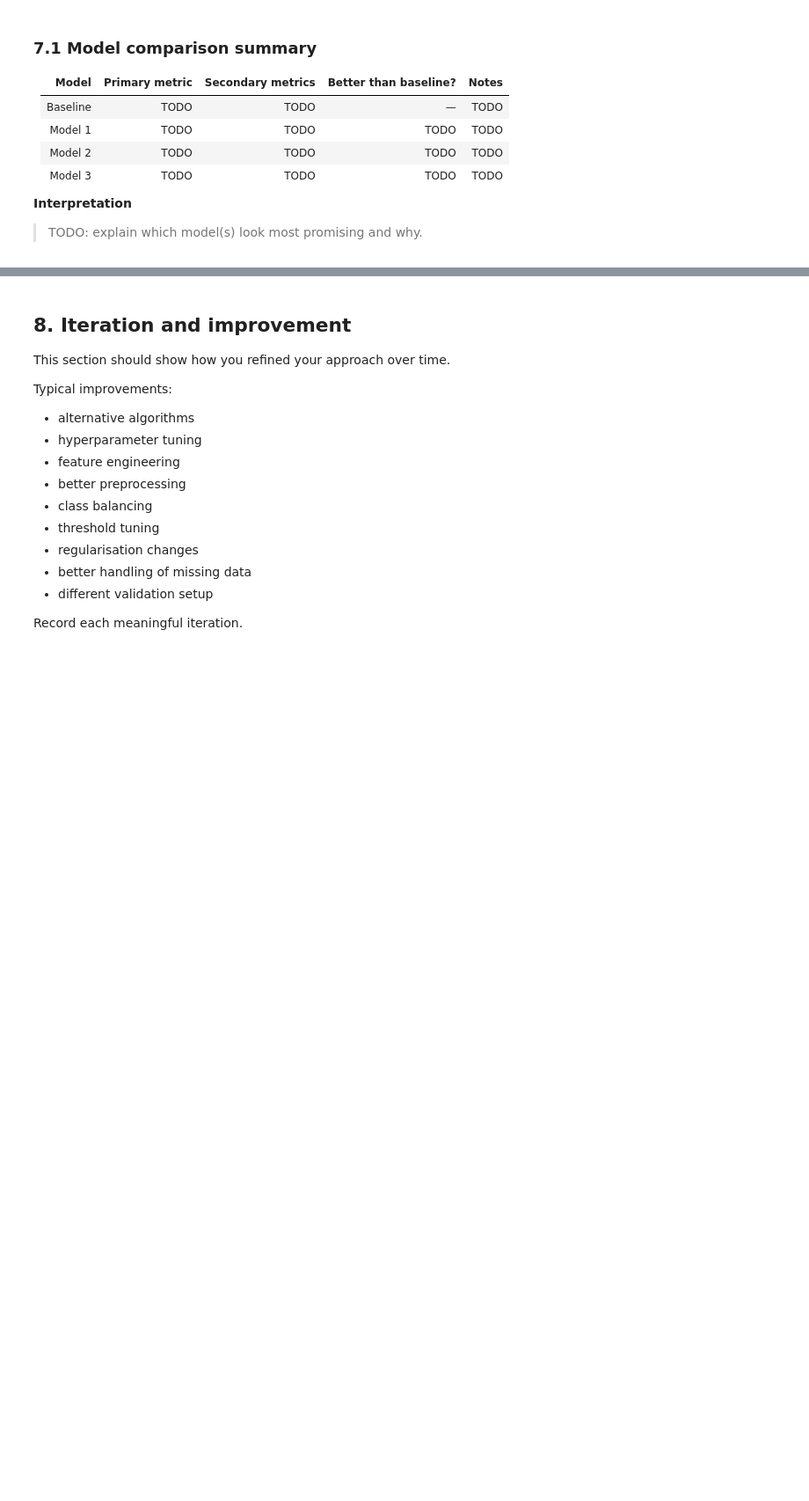
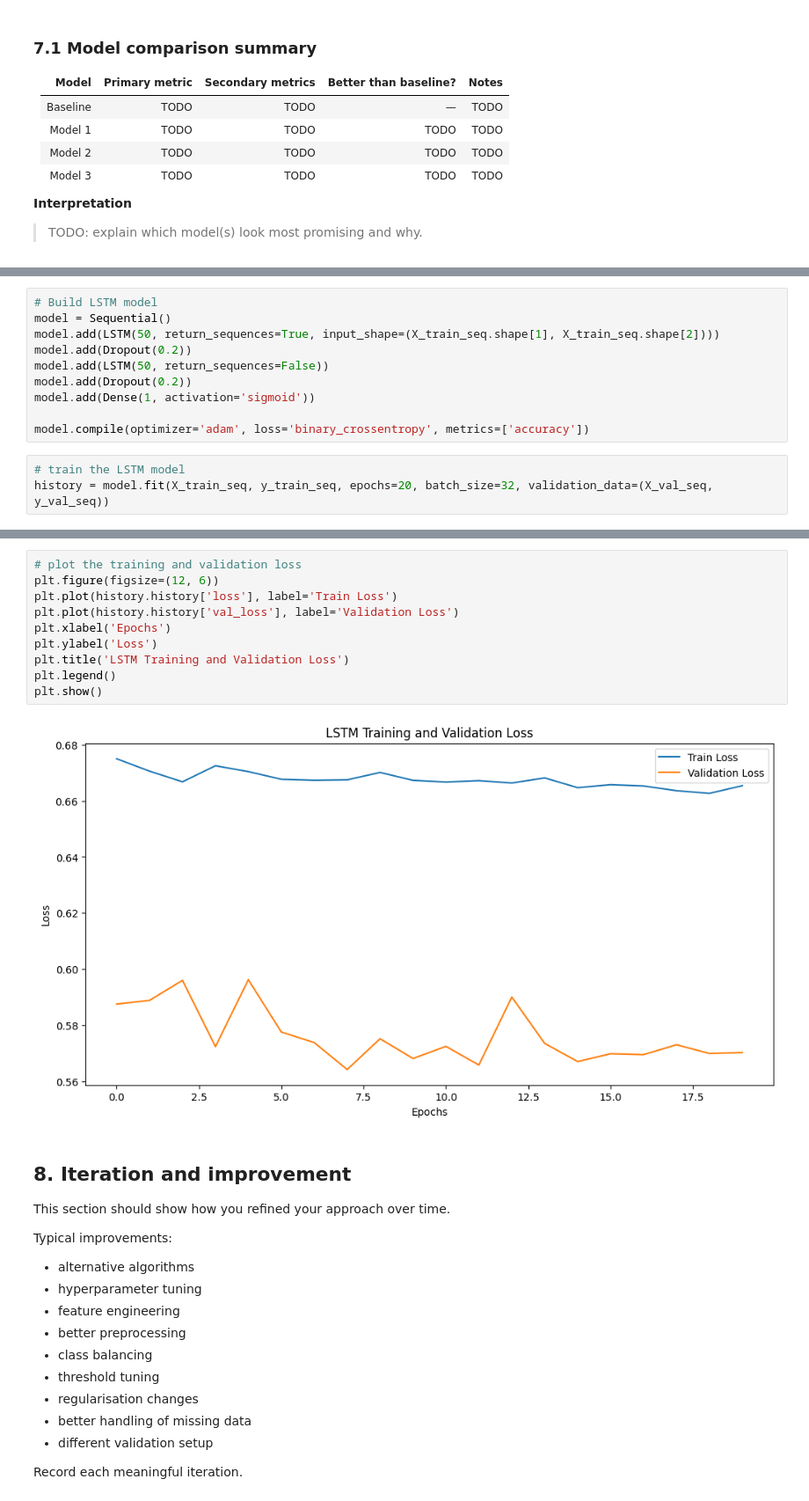
Before and after one commit to TimurKambarov/MSFT_Forecaster, a Jupyter notebook: datalabtasks_deliverables/Task 10 Machine Learning Model Development/timur/model_training_notebook_template.ipynb, the cells around one changed output, grey strips where cells are left out. Shown at 88% size. Saved outputs shown, nothing was run; the diff lists cells and outputs as text; blank space fills up the shorter version.

```diff
--- a/datalabtasks_deliverables/Task 10 Machine Learning Model Development/timur/model_training_notebook_template.ipynb
+++ b/datalabtasks_deliverables/Task 10 Machine Learning Model Development/timur/model_training_notebook_template.ipynb
@@ -446,0 +497,13 @@ LSTM model
+# %%
+# Build LSTM model
+model = Sequential()
+model.add(LSTM(50, return_sequences=True, input_shape=(X_train_seq.shape[1], X_train_seq.shape[2])))
+model.add(Dropout(0.2))
+model.add(LSTM(50, return_sequences=False))
+model.add(Dropout(0.2))
+model.add(Dense(1, activation='sigmoid'))
+
+model.compile(optimizer='adam', loss='binary_crossentropy', metrics=['accuracy'])
+# %%
+# train the LSTM model
+history = model.fit(X_train_seq, y_train_seq, epochs=20, batch_size=32, validation_data=(X_val_seq, y_val_seq))
@@ -447,3 +528,15 @@ LSTM model
+# %%
+# plot the training and validation loss
+plt.figure(figsize=(12, 6))
+plt.plot(history.history['loss'], label='Train Loss')
+plt.plot(history.history['val_loss'], label='Validation Loss')
+plt.xlabel('Epochs')
+plt.ylabel('Loss')
+plt.title('LSTM Training and Validation Loss')
+plt.legend()
+plt.show()
+# %% [output]
+[figure, added]
 # %% [markdown]
 ## 8. Iteration and improvement
 
```
Also changed, not shown: parts of 13 cells of this notebook.
